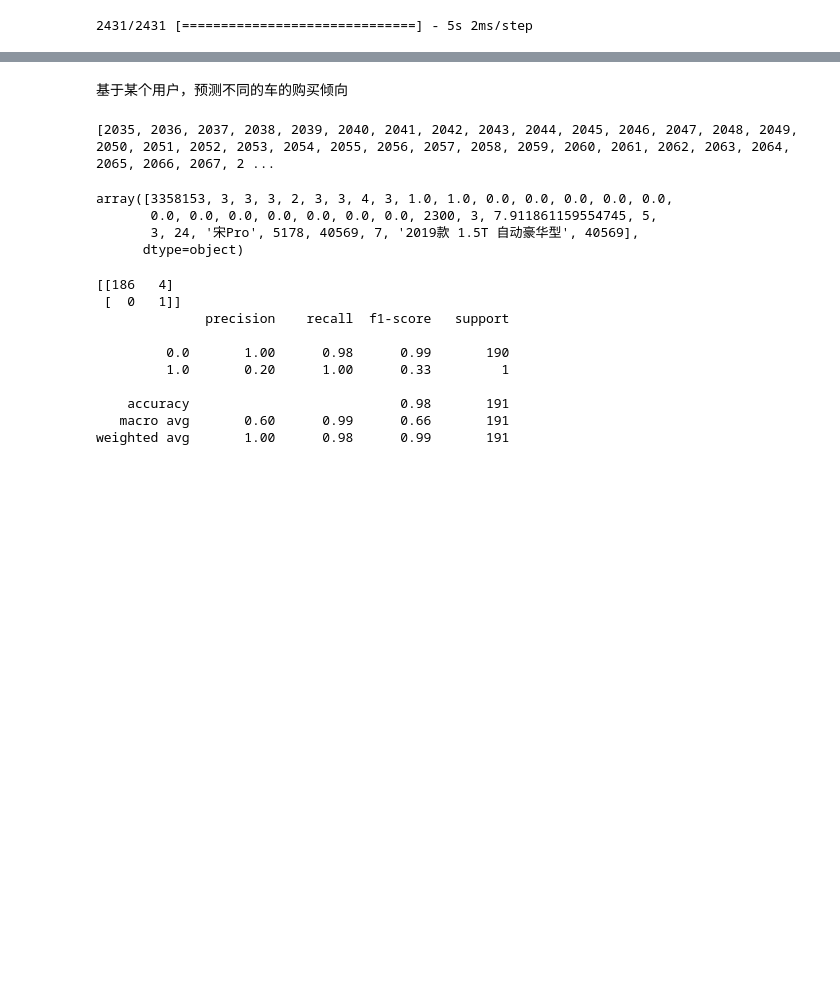
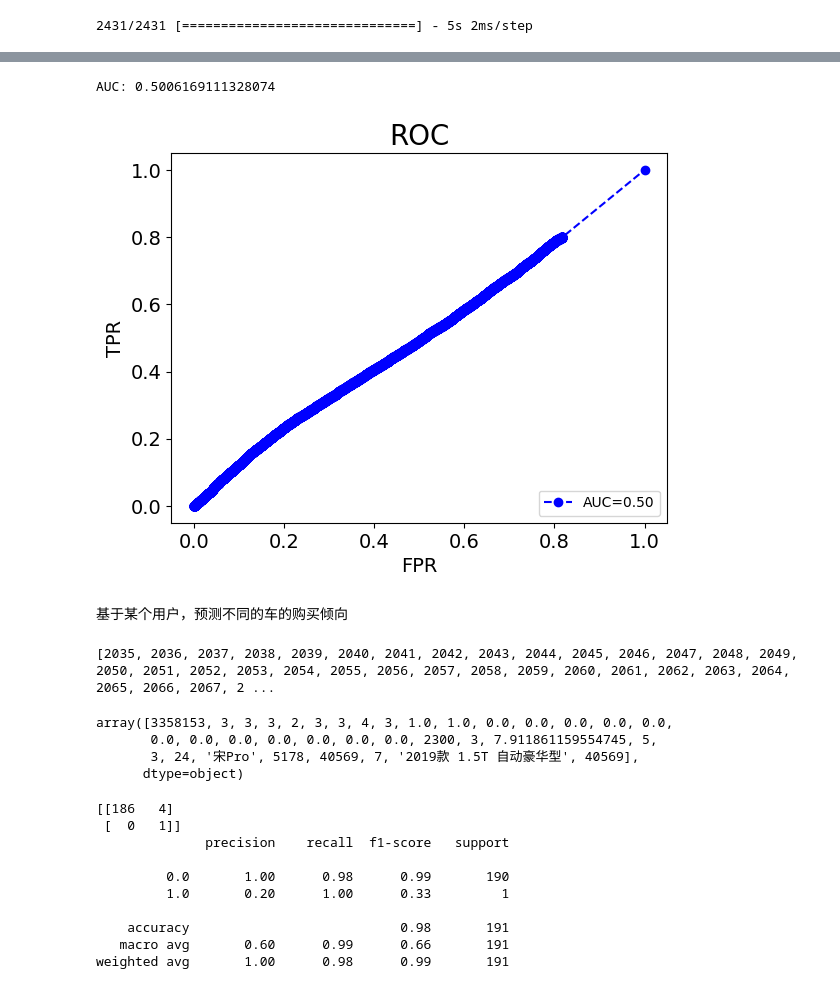
Before and after one commit to JasonDepblu/potential-spork, a Jupyter notebook: Copy_of_content_based_filtering.ipynb, the cells around one changed output, grey strips where cells are left out. Drawn from its saved outputs; the diff is of its cells as text; code cells hidden in the pictures; blank space fills up the shorter version.

```diff
--- a/Copy_of_content_based_filtering.ipynb
+++ b/Copy_of_content_based_filtering.ipynb
@@ -262,0 +348,9 @@ print(ys.shape)
+# %%
+# Random choose the cars which label is 0 in prediction dataset
+
+car_pre_vecs_one = car_pre_vecs[(ys_pre == 1)[:, 0]]
+car_pre_vecs_zero = car_pre_vecs[(ys_pre == 0)[:, 0]][sample_row_pre]
+car_pre_vecs = np.concatenate((car_pre_vecs_zero, car_pre_vecs_one), axis=0)
+
+car_pre_vecs = car_pre_vecs[shuffle_row_pre]
+print(f'The shape of the cars data in prediction dataset after balancing : {car_pre_vecs.shape}')
@@ -262,0 +359,8 @@ print(ys.shape)
+# %%
+# Random choose the label which is 0 in prediction dataset
+ys_pre_one = ys_pre[(ys_pre == 1)[:, 0]]
+ys_pre_zero = ys_pre[(ys_pre == 0)[:, 0]][sample_row_pre]
+ys_pre = np.concatenate((ys_pre_zero, ys_pre_one), axis=0)
+
+ys_pre = ys_pre[shuffle_row_pre]
+print(f'The shape of label data in prediction dataset after balancing : {ys_pre.shape}')
@@ -441,0 +548,3 @@ weighted avg       0.84      0.84      0.84     77783
+# %%
+# predict the users of year 21-23 whether buy the cars in scope
+ys_p_pre = model.predict([user_pre_vecs, car_pre_vecs])
@@ -442,3 +568,18 @@ weighted avg       0.84      0.84      0.84     77783
+# %%
+# calculate the auc & roc
+FPR, TPR, thresholds = metrics.roc_curve(ys_pre, ys_p_pre)
+AUC = auc(FPR, TPR)
+print('AUC:',AUC)
+plt.rc('font', family='', size=14)
+plt.plot(FPR,TPR,label="AUC={:.2f}" .format(AUC),marker = 'o',color='b',linestyle='--')
+plt.legend(loc=4, fontsize=10)
+plt.title('ROC',fontsize=20)
+plt.xlabel('FPR',fontsize=14)
+plt.ylabel('TPR',fontsize=14)
+plt.show()
+# %% [output]
+AUC: 0.5006169111328074
+[figure, added]
 # %% [markdown]
 基于某个用户，预测不同的车的购买倾向
 # %%
```
Also changed, not shown: parts of 38 cells of this notebook.
